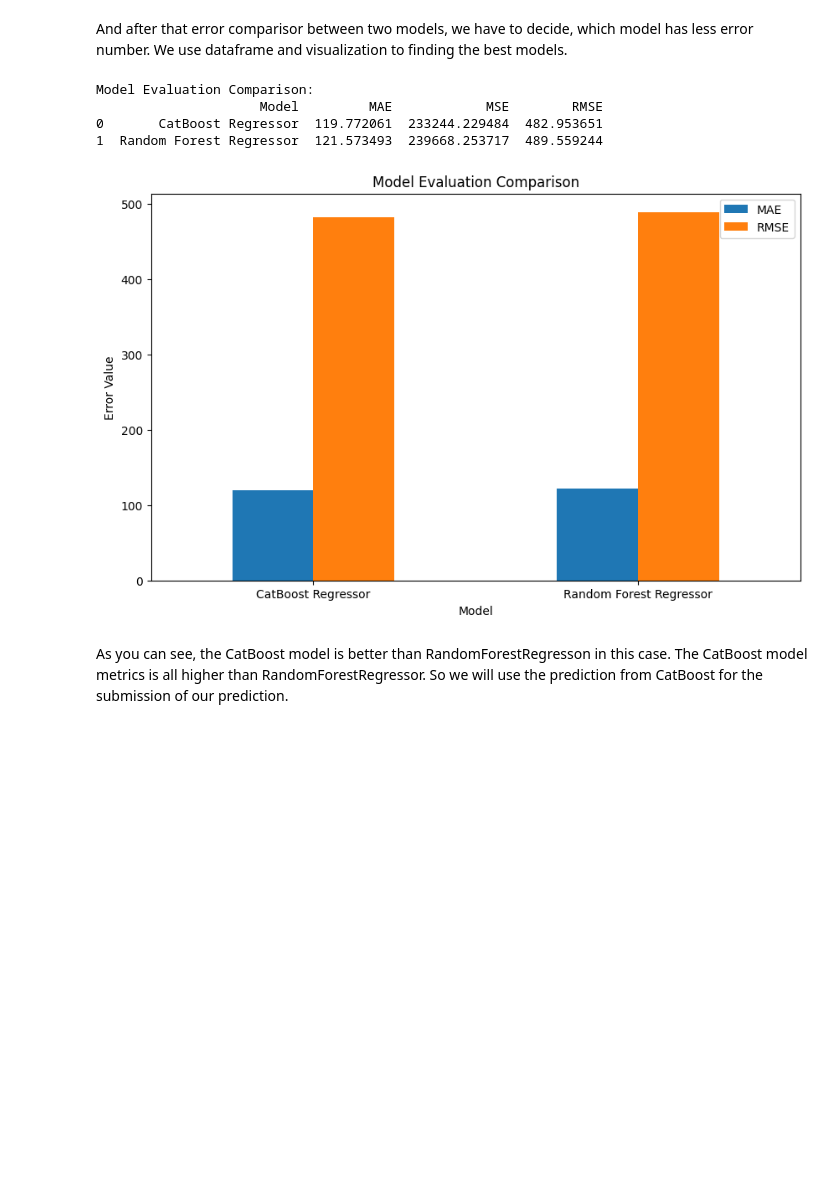
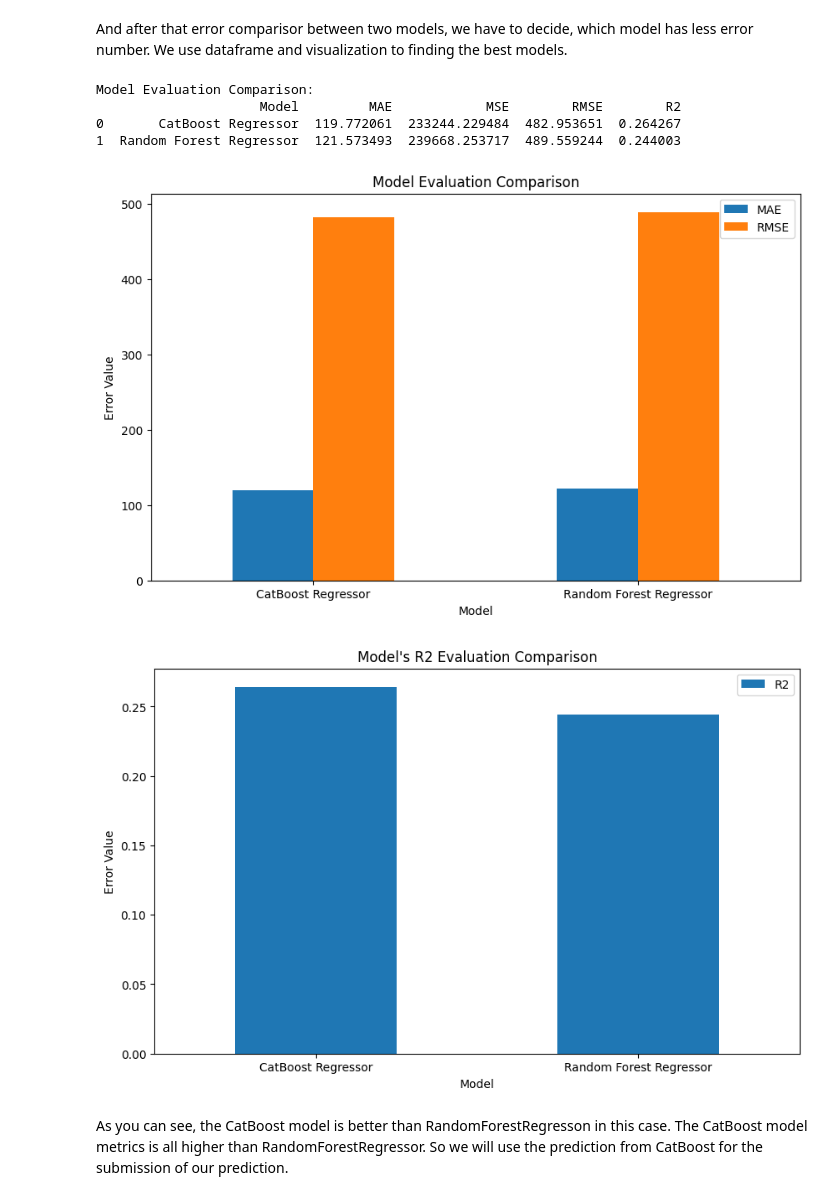
Before and after one commit to Jundannz/Airbnb-Price-Prediction, a Jupyter notebook: main.ipynb, the cells around one changed output. Cells and saved outputs as stored; diff of their text form; code cells hidden in the pictures; blank space fills up the shorter version.

Commit message:
visual

```diff
--- a/main.ipynb
+++ b/main.ipynb
@@ -359,21 +386,22 @@ In this last of our section, we're gonna evaluate the model that we have used to
 # %% [markdown]
 Import first and then use it
 # %%
-from sklearn.metrics import mean_absolute_error, mean_squared_error
+from sklearn.metrics import mean_absolute_error, mean_squared_error, r2_score
 
 def model_evaluation(model_name, y_test, y_pred):
     mae = mean_absolute_error(y_test, y_pred)
     mse = mean_squared_error(y_test, y_pred)
     rmse = np.sqrt(mse)
+    r2 = r2_score(y_test, y_pred)
 
-    return [model_name, mae, mse, rmse]
+    return [model_name, mae, mse, rmse, r2]
 
 hasil_cb = model_evaluation("CatBoost Regressor", y_test, y_pred_cb)
 hasil_rf = model_evaluation("Random Forest Regressor", y_test, y_pred_rf)
 # %% [markdown]
 And after that error comparisor between two models, we have to decide, which model has less error number. We use dataframe and visualization to finding the best models.
 # %%
-df_eval = pd.DataFrame([hasil_cb, hasil_rf], columns=['Model', 'MAE', 'MSE', 'RMSE'])
+df_eval = pd.DataFrame([hasil_cb, hasil_rf], columns=['Model', 'MAE', 'MSE', 'RMSE', 'R2'])
 
 print("\nModel Evaluation Comparison:")
 print(df_eval)
@@ -385,10 +413,18 @@ plt.xticks(rotation=0)
 plt.show()
 # %% [output]
 Model Evaluation Comparison:
-                     Model         MAE            MSE        RMSE
-0       CatBoost Regressor  119.772061  233244.229484  482.953651
-1  Random Forest Regressor  121.573493  239668.253717  489.559244
+                     Model         MAE            MSE        RMSE        R2
+0       CatBoost Regressor  119.772061  233244.229484  482.953651  0.264267
+1  Random Forest Regressor  121.573493  239668.253717  489.559244  0.244003
 [figure]
+# %%
+df_eval.plot(x='Model', y=['R2'], kind='bar', figsize=(10, 6))
+plt.title('Model\'s R2 Evaluation Comparison')
+plt.ylabel('Error Value')
+plt.xticks(rotation=0)
+plt.show()
+# %% [output]
+[figure, added]
 # %% [markdown]
 As you can see, the CatBoost model is better than RandomForestRegresson in this case. The CatBoost model metrics is all higher than RandomForestRegressor. So we will use the prediction from CatBoost for the submission of our prediction.
 # %% [markdown]
```
Also changed, not shown: parts of 2 cells of this notebook.
